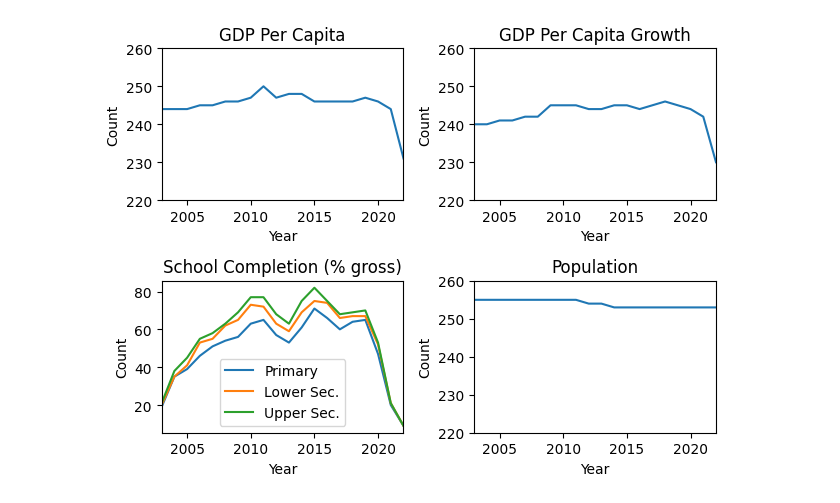
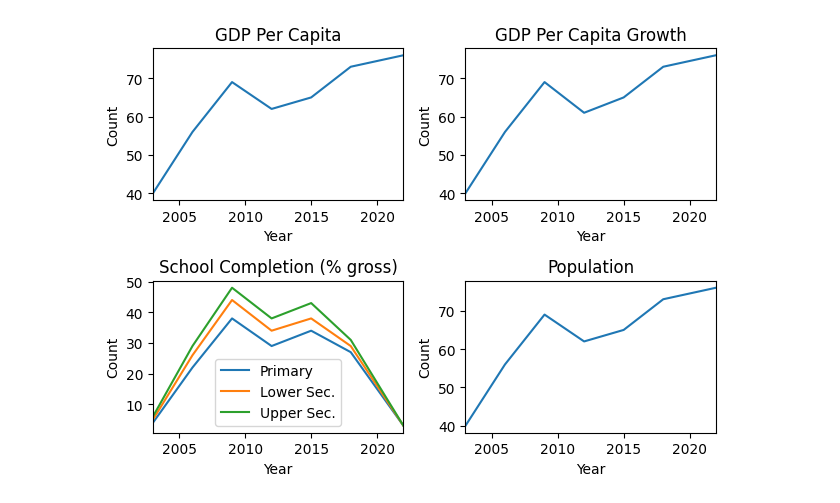
Before and after one commit to jamesxu123/econ442, a Jupyter notebook: charts/charts.ipynb, the cells around one changed output. Drawn from its saved outputs; the diff is of its cells as text; code cells hidden in the pictures.

```diff
--- a/charts/charts.ipynb
+++ b/charts/charts.ipynb
@@ -23,0 +14,5 @@ df.head()
+# %%
+df = pd.read_parquet("../data/combined-2022-included.parquet")
+df = df[df["year"].isin([2003, 2006, 2009, 2012, 2015, 2018, 2022]) & (df["math"].notnull())]
+df_synth = pd.read_parquet("../data/combined-2022-xgboost-synthetic-eiu.parquet")
+df.head()
@@ -43,7 +45,7 @@ ax2.legend(prop={'size': 10})
 ax2.set_title("School Completion (% gross)")
 
 ax3.hist(df["population"])
-ax3.set_title("Population (billions)")
+ax3.set_title("Population (hundred of millions)")
 fig.tight_layout()
 # fig.set_size_inches(w=4.3, h=4)
 plt.savefig("wdi.png", dpi=300)
@@ -73,35 +66,35 @@ counts
 # %%
 fig, ((ax0, ax1), (ax2, ax3)) = plt.subplots(2, 2)
 
 for ax in [ax0, ax1, ax2, ax3]:
     ax.set_xlim((2003, 2022))
     ax.set_xlabel("Year")
     ax.set_ylabel("Count")
 
-for ax in [ax0, ax1, ax3]:
-    ax.set_ylim((220, 260))
+# for ax in [ax0, ax1, ax3]:
+    # ax.set_ylim((220, 260))
 
 
 ax0.plot(counts["year"], counts["gdp_pc"])
 ax0.set_title("GDP Per Capita")
 
 ax1.plot(counts["year"], counts["gdp_pc_growth"])
 ax1.set_title("GDP Per Capita Growth")
 
 ax2.plot(counts["year"], counts["primary_completion"], label="Primary")
 ax2.plot(counts["year"], counts["lower_sec_completion"], label="Lower Sec.")
 ax2.plot(counts["year"], counts["upper_sec_completion"], label="Upper Sec.")
 ax2.legend(prop={'size': 10})
 ax2.set_title("School Completion (% gross)")
 
 ax3.plot(counts["year"], counts["population"])
 ax3.set_title("Population")
 fig.tight_layout()
 # fig.set_size_inches(w=4.3, h=4)
 # plt.show()
 plt.savefig("wdi-count.png", dpi=300)
 # %% [output]
-[figure, old version]
+[figure, new version]
 # %%
 country = df.groupby("country").mean()
 # %%
```
Also changed, not shown: parts of 15 cells of this notebook, 12 other files.
